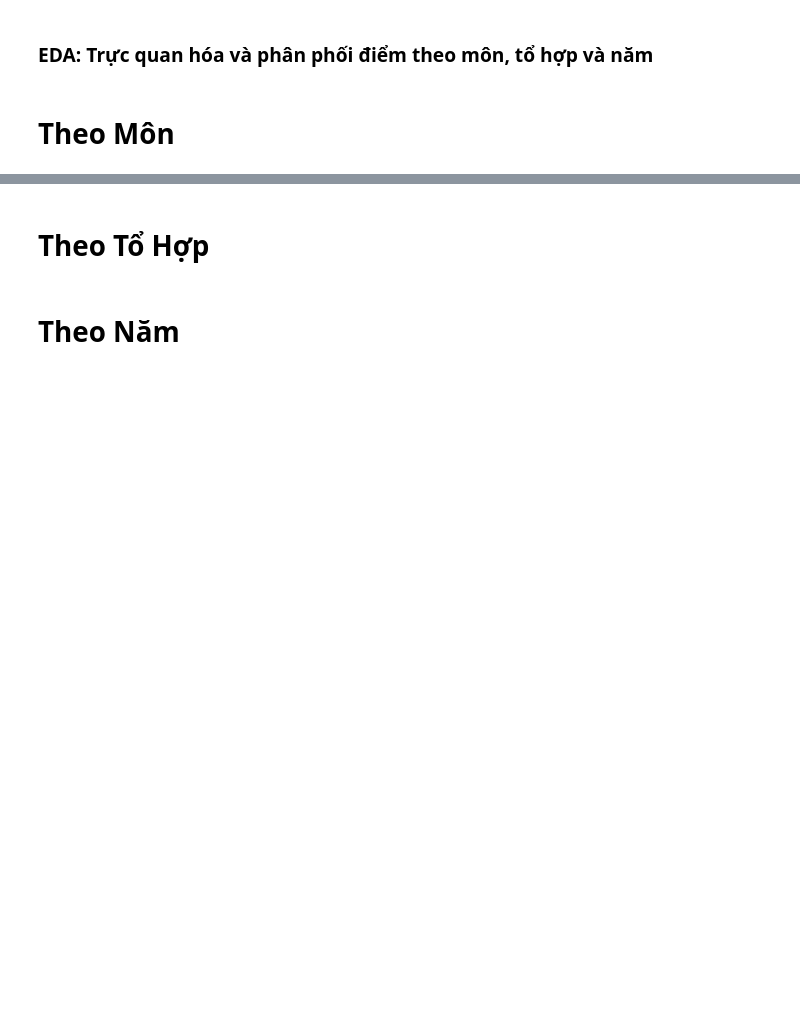
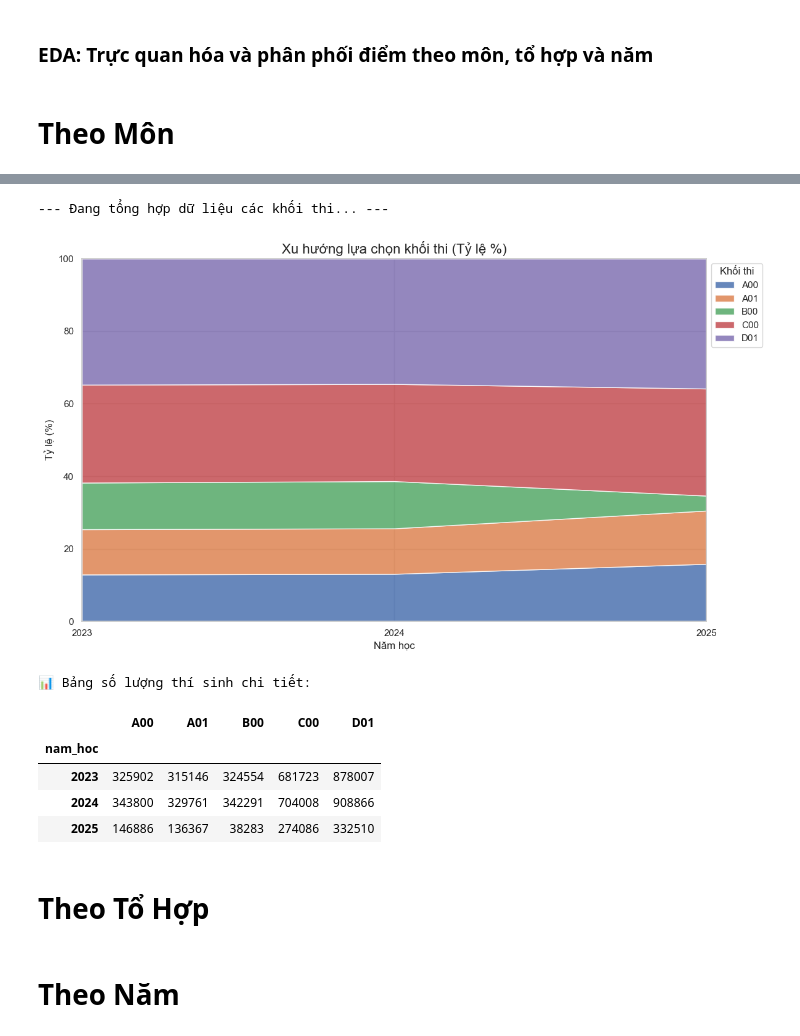
Before and after one commit to tano-dev/Vietnam-National-Exam-Score-Analysis-and-Forecasting, a Jupyter notebook: Notebook/EDA.ipynb, the cells around one changed output, grey strips where cells are left out. Cells and saved outputs as stored; diff of their text form; code cells hidden in the pictures; blank space fills up the shorter version.

Commit message:
Cập nhật EDA: Stack Area

```diff
--- a/Notebook/EDA.ipynb
+++ b/Notebook/EDA.ipynb
@@ -147,10 +190,10 @@ visualize_subject_eda("ngoai_ngu", "Ngoại Ngữ")
 # %%
-# Phân tích xu hướng chọn khối thi
+# Cell 3: Phân tích xu hướng chọn khối thi (FIXED X-AXIS)
 
 def visualize_block_trends(blocks=['A00', 'B00', 'C00', 'D01']):
     """
     Vẽ biểu đồ Stacked Area thể hiện tỷ lệ thí sinh chọn các khối.
-    Dùng trực tiếp dữ liệu thô từ Processor để tránh lỗi module Analysis.
+
     """
 
     print("--- Đang tổng hợp dữ liệu các khối thi... ---")
@@ -166,7 +209,7 @@ def visualize_block_trends(blocks=['A00', 'B00', 'C00', 'D01']):
         "D01": ["toan", "ngu_van", "ngoai_ngu"]
     }
 
-    # Alias nếu dataset của team dùng tên khác
+    # Alias xử lý tên cột không đồng nhất
     alias = {
         "vat_li": ["vat_li", "ly"],
         "hoa_hoc": ["hoa_hoc", "hoa"],
@@ -177,7 +220,6 @@ def visualize_block_trends(blocks=['A00', 'B00', 'C00', 'D01']):
         "ngoai_ngu": ["ngoai_ngu", "anh"]
     }
 
-    # Hàm tìm cột thật trong dataset
     def find_real_col(mon):
         if mon not in alias:
             return mon
@@ -186,53 +228,75 @@ def visualize_block_trends(blocks=['A00', 'B00', 'C00', 'D01']):
                 return c
         return None
 
-    # Tính số lượng thí sinh theo từng khối
+    # Tính số lượng thí sinh
     result = {}
     for block in blocks:
-        if block not in block_map:
-            continue
+        if block not in block_map: continue
 
         subjects = []
         for subj in block_map[block]:
             real = find_real_col(subj)
             if real is not None:
                 subjects.append(real)
 
         if len(subjects) < 3:
-            print(f"⚠ Khối {block} không đủ môn trong dataset → bỏ qua")
+            print(f"⚠ Khối {block} thiếu môn -> bỏ qua")
             continue
 
-        # Lấy những thí sinh thi đủ 3 môn
+        # Lấy thí sinh thi đủ 3 môn của khối
         df_block = df[["nam_hoc"] + subjects].dropna()
-
-        # Đếm theo năm
         count = df_block.groupby("nam_hoc").size()
         result[block] = count
 
-    # Tạo DataFrame
+    # Tạo DataFrame & Tính %
     df_trends = pd.DataFrame(result).fillna(0).astype(int)
 
     if df_trends.empty:
-        print("⚠ Không có dữ liệu hợp lệ cho bất kỳ khối nào!")
+        print("⚠ Không có dữ liệu!")
         return
 
-    # Tính % theo năm
+    # Sắp xếp index (năm) để đảm bảo đúng thứ tự
+    df_trends = df_trends.sort_index()
+
     df_percent = df_trends.div(df_trends.sum(axis=1), axis=0) * 100
 
-    # Vẽ stacked area
+    # --- VẼ BIỂU ĐỒ ---
     plt.figure(figsize=(12, 7))
-    plt.stackplot(df_percent.index, df_percent.T.values, labels=df_percent.columns, alpha=0.8)
-    plt.title("Xu hướng lựa chọn khối thi (tỷ lệ %)", fontsize=16)
-    plt.xlabel("Năm học")
-    plt.ylabel("Tỷ lệ (%)")
-    plt.legend(loc="upper left", title="Khối")
+
+    # Vẽ Stackplot
+    plt.stackplot(df_percent.index, df_percent.T.values, labels=df_percent.columns, alpha=0.85)
+
+    plt.title("Xu hướng lựa chọn khối thi (Tỷ lệ %)", fontsize=16)
+    plt.xlabel("Năm học", fontsize=12)
+    plt.ylabel("Tỷ lệ (%)", fontsize=12)
+    plt.legend(loc="upper left", title="Khối thi", bbox_to_anchor=(1, 1))
+
+    # --- FIX LỖI TRỤC HOÀNH Ở ĐÂY ---
+    # Chỉ lấy các năm có trong index và ép về kiểu int để hiển thị
+    years = df_percent.index.astype(int).tolist()
+    plt.xticks(years, [str(y) for y in years])
+
+    # Giới hạn trục x cho gọn
+    plt.xlim(min(years), max(years))
+    plt.margins(0, 0) # Bỏ khoảng trắng thừa 2 bên
+
+    plt.tight_layout()
     plt.show()
 
-    print("\n📊 Bảng số lượng thí sinh theo năm:")
+    print("\n📊 Bảng số lượng thí sinh chi tiết:")
     display(df_trends)
 
 # --- CHẠY ---
 visualize_block_trends(['A00', 'A01', 'B00', 'C00', 'D01'])
+# %% [output]
+--- Đang tổng hợp dữ liệu các khối thi... ---
+[figure, added]
+📊 Bảng số lượng thí sinh chi tiết:
+|  | A00 | A01 | B00 | C00 | D01 |
+| nam_hoc |  |  |  |  |  |
+| 2023 | 325902 | 315146 | 324554 | 681723 | 878007 |
+| 2024 | 343800 | 329761 | 342291 | 704008 | 908866 |
+| 2025 | 146886 | 136367 | 38283 | 274086 | 332510 |
 # %% [markdown]
 # Theo Tổ Hợp
 # %%
```
Also changed, not shown: parts of 3 cells of this notebook.
